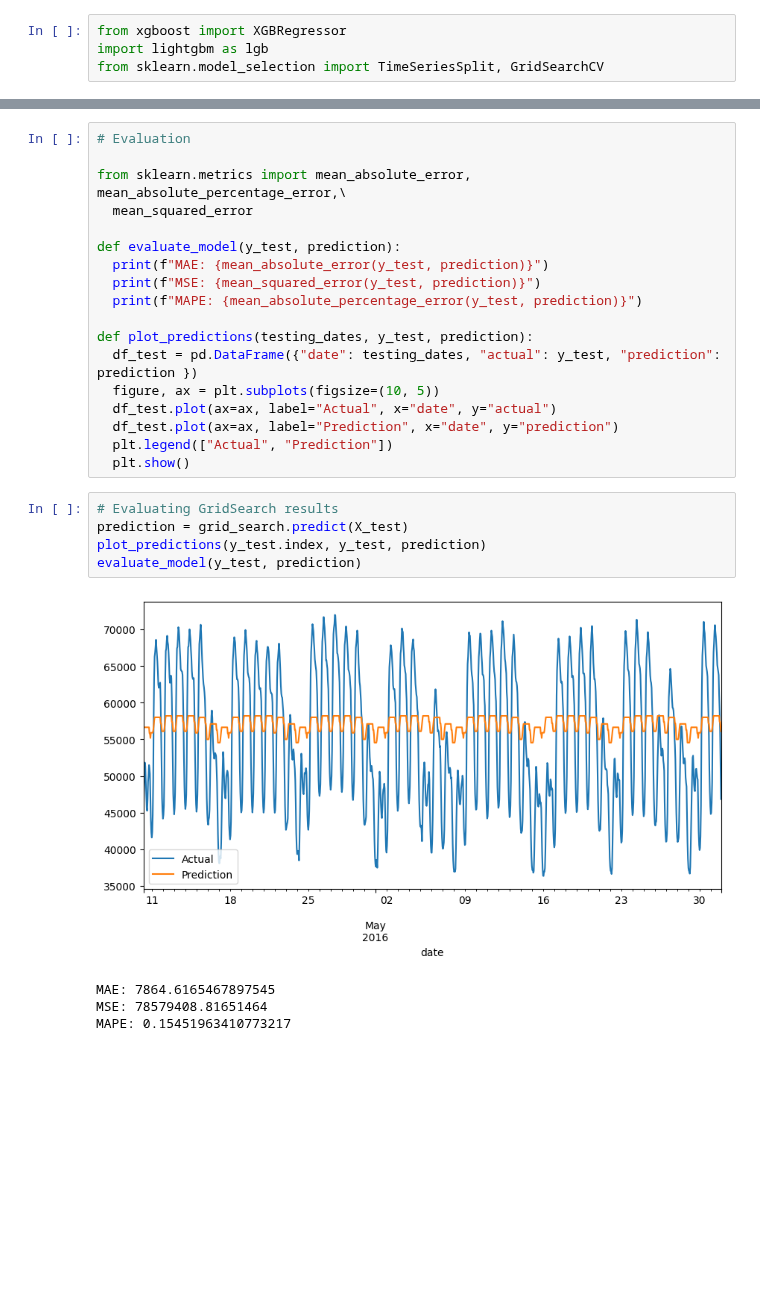
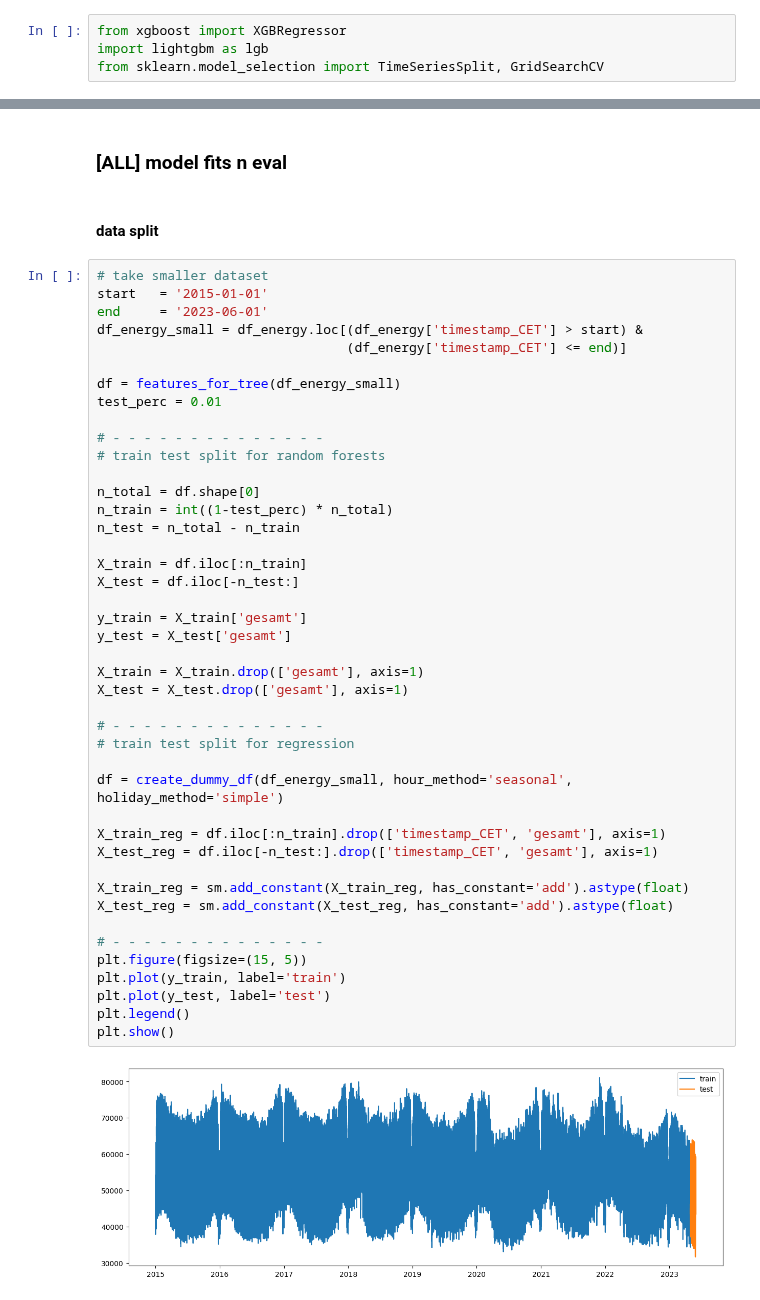
Before and after one commit to hikotei/2023_11-PTSFC, a Jupyter notebook: 2023_12_21 lin reg dummy, xgboost, lightgbm.ipynb, the cells around one changed output, grey strips where cells are left out. Drawn from its saved outputs; the diff is of its cells as text; blank space fills up the shorter version.

```diff
--- a/2023_12_21 lin reg dummy, xgboost, lightgbm.ipynb
+++ b/2023_12_21 lin reg dummy, xgboost, lightgbm.ipynb
@@ -524,28 +528,49 @@ plt.show()
-# %%
-# Evaluation
-
-from sklearn.metrics import mean_absolute_error, mean_absolute_percentage_error,\
-  mean_squared_error
-
-def evaluate_model(y_test, prediction):
-  print(f"MAE: {mean_absolute_error(y_test, prediction)}")
-  print(f"MSE: {mean_squared_error(y_test, prediction)}")
-  print(f"MAPE: {mean_absolute_percentage_error(y_test, prediction)}")
-
-def plot_predictions(testing_dates, y_test, prediction):
-  df_test = pd.DataFrame({"date": testing_dates, "actual": y_test, "prediction": prediction })
-  figure, ax = plt.subplots(figsize=(10, 5))
-  df_test.plot(ax=ax, label="Actual", x="date", y="actual")
-  df_test.plot(ax=ax, label="Prediction", x="date", y="prediction")
-  plt.legend(["Actual", "Prediction"])
-  plt.show()
-# %%
-# Evaluating GridSearch results
-prediction = grid_search.predict(X_test)
-plot_predictions(y_test.index, y_test, prediction)
-evaluate_model(y_test, prediction)
-# %% [output]
-[figure, removed]
-MAE: 7864.6165467897545
-MSE: 78579408.81651464
-MAPE: 0.15451963410773217
+# %% [markdown]
+### [ALL] model fits n eval
+# %% [markdown]
+#### data split
+# %%
+# take smaller dataset
+start   = '2015-01-01'
+end     = '2023-06-01'
+df_energy_small = df_energy.loc[(df_energy['timestamp_CET'] > start) &
+                                (df_energy['timestamp_CET'] <= end)]
+
+df = features_for_tree(df_energy_small)
+test_perc = 0.01
+
+# - - - - - - - - - - - - - -
+# train test split for random forests
+
+n_total = df.shape[0]
+n_train = int((1-test_perc) * n_total)
+n_test = n_total - n_train
+
+X_train = df.iloc[:n_train]
+X_test = df.iloc[-n_test:]
+
+y_train = X_train['gesamt']
+y_test = X_test['gesamt']
+
+X_train = X_train.drop(['gesamt'], axis=1)
+X_test = X_test.drop(['gesamt'], axis=1)
+
+# - - - - - - - - - - - - - -
+# train test split for regression
+
+df = create_dummy_df(df_energy_small, hour_method='seasonal', holiday_method='simple')
+
+X_train_reg = df.iloc[:n_train].drop(['timestamp_CET', 'gesamt'], axis=1)
+X_test_reg = df.iloc[-n_test:].drop(['timestamp_CET', 'gesamt'], axis=1)
+
+X_train_reg = sm.add_constant(X_train_reg, has_constant='add').astype(float)
+X_test_reg = sm.add_constant(X_test_reg, has_constant='add').astype(float)
+
+# - - - - - - - - - - - - - -
+plt.figure(figsize=(15, 5))
+plt.plot(y_train, label='train')
+plt.plot(y_test, label='test')
+plt.legend()
+plt.show()
+# %% [output]
+[figure, added]
```
Also changed, not shown: parts of 17 cells of this notebook, 1 other file.
